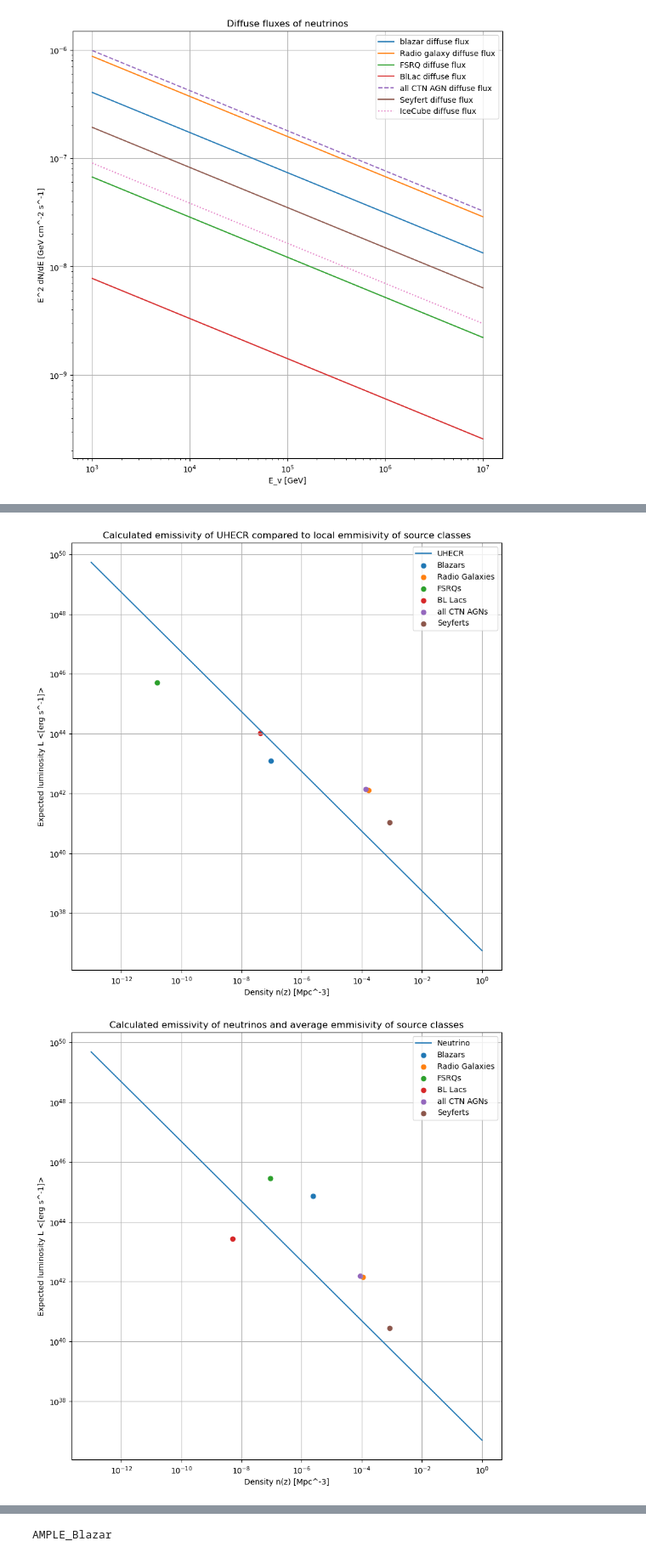
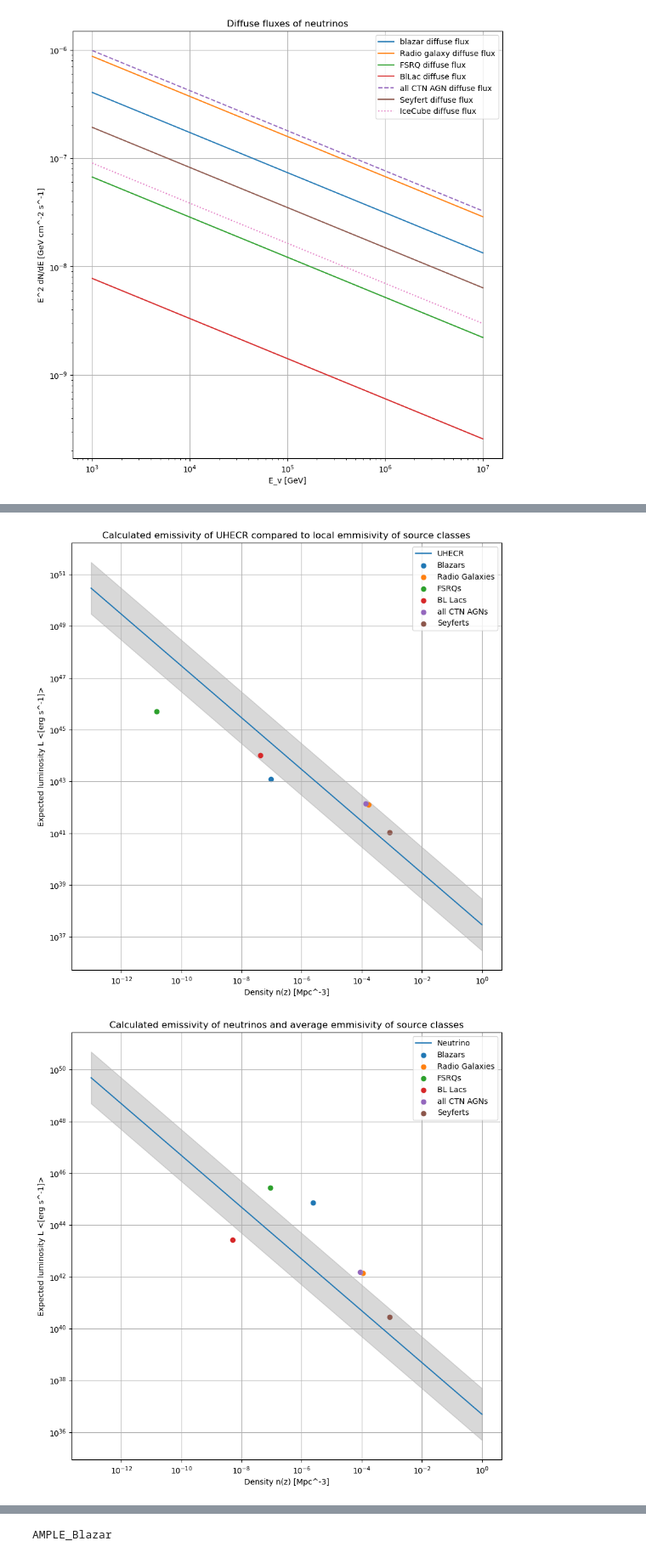
Before and after one commit to henan99/Project-related-to-first-semester-of-masters, a Jupyter notebook: Henrik_XLF_current.ipynb, the cells around one changed output, grey strips where cells are left out. Shown at 85% size. Cells and saved outputs as stored; diff of their text form; code cells hidden in the pictures.

```diff
--- a/Henrik_XLF_current.ipynb
+++ b/Henrik_XLF_current.ipynb
@@ -1037,12 +1027,22 @@ L_neut =1.5466374965712159e+44#1.5466374965712159e+44*np.pi*4
 # Define the value of n
 n_values = np.logspace(-13, 0, 1000)
 
-# Calculate the corresponding values of L
-L_values = (1.7314193207499614e+44) / n_values/(60*60*24*365)
+# Calculate the corresponding values of L # 9.268568906534487e+44
+L_values = (9.268568906534487e+44) / n_values/(60*60*24*365)
 L_values_2 = (L_neut)/ n_values/(60*60*24*365)
+
+radius = 10
+
+y_upper = L_values*radius
+y_lower = L_values/radius
+
+y_upper_2 = L_values_2*radius
+y_lower_2 = L_values_2/radius
+
 # Plot the line
 plt.figure(1, figsize=(10,10))
 plt.plot(n_values, L_values, label = "UHECR")
+plt.fill_between(n_values, y_lower, y_upper, color='gray', alpha=0.3)
 #plt.plot(n_values, L_values_2, label = "Neutrino")
 
 # Add labels and title
@@ -1059,7 +1059,7 @@ plt.scatter(sey_n_tot[1], sey_avg_tot[1], label='Seyferts')
 plt.title('Calculated emissivity of UHECR compared to local emmisivity of source classes')
 plt.legend()
 plt.grid()
-##plt.savefig('Rapport/new_plots/L_n_uhecr_calc.png')
+plt.savefig('Rapport/new_plots/L_n_uhecr_calc.png')
 
 
 plt.figure(2, figsize=(10,10))
@@ -1068,6 +1068,7 @@ redshift_arr = (1+Z_list)
 
 print(redshift_arr)
 plt.plot(n_values, L_values_2, label = "Neutrino")
+plt.fill_between(n_values, y_lower_2, y_upper_2, color='gray', alpha=0.3)
 
 # Add labels and title
 plt.xlabel('Density n(z) [Mpc^-3]')
@@ -1084,38 +1085,38 @@ plt.scatter(sum(sey_n_tot)/len(sey_n_tot), sum(sey_avg_tot/redshift_arr)/len(sey
 
 
 plt.title('Calculated emissivity of neutrinos and average emmisivity of source classes')
 plt.legend()
 plt.grid()
 
 
 
 plt.savefig('Rapport/new_plots/L_n_neut_calc.png')
 # Show the plot
 plt.show()
 
-print(sey_n_tot)
-print((sey_ir_lx4)/cosmo1.differential_comoving_volume(Z_list)/(np.pi*4))
-print(sey_ir_lx3/cosmo1.differential_comoving_volume(Z_list)/(np.pi*4) + sey_ir_lx2/cosmo1.differential_comoving_volume(Z_list)/(np.pi*4) + sey_ir_lx1/cosmo1.differential_comoving_volume(Z_list)/(np.pi*4)+ sey_ir_lx2/cosmo1.differential_comoving_volume(Z_list)/(np.pi*4))
+#print(sey_n_tot)
+#print((sey_ir_lx4)/cosmo1.differential_comoving_volume(Z_list)/(np.pi*4))
+#print(sey_ir_lx3/cosmo1.differential_comoving_volume(Z_list)/(np.pi*4) + sey_ir_lx2/cosmo1.differential_comoving_volume(Z_list)/(np.pi*4) + sey_ir_lx1/cosmo1.differential_comoving_volume(Z_list)/(np.pi*4)+ sey_ir_lx2/cosmo1.differential_comoving_volume(Z_list)/(np.pi*4))
 # %% [output]
 [ 1.0001      1.09100808  1.18191616  1.27282424  1.36373232  1.4546404
   1.54554848  1.63645657  1.72736465  1.81827273  1.90918081  2.00008889
   2.09099697  2.18190505  2.27281313  2.36372121  2.45462929  2.54553737
   2.63644545  2.72735354  2.81826162  2.9091697   3.00007778  3.09098586
   3.18189394  3.27280202  3.3637101   3.45461818  3.54552626  3.63643434
   3.72734242  3.81825051  3.90915859  4.00006667  4.09097475  4.18188283
   4.27279091  4.36369899  4.45460707  4.54551515  4.63642323  4.72733131
   4.81823939  4.90914747  5.00005556  5.09096364  5.18187172  5.2727798
   5.36368788  5.45459596  5.54550404  5.63641212  5.7273202   5.81822828
   5.90913636  6.00004444  6.09095253  6.18186061  6.27276869  6.36367677
   6.45458485  6.54549293  6.63640101  6.72730909  6.81821717  6.90912525
   7.00003333  7.09094141  7.18184949  7.27275758  7.36366566  7.45457374
   7.54548182  7.6363899   7.72729798  7.81820606  7.90911414  8.00002222
   8.0909303   8.18183838  8.27274646  8.36365455  8.45456263  8.54547071
   8.63637879  8.72728687  8.81819495  8.90910303  9.00001111  9.09091919
   9.18182727  9.27273535  9.36364343  9.45455152  9.5454596   9.63636768
   9.72727576  9.81818384  9.90909192 10.        ]
-[figure, old version]
+[figure, new version]
-[figure, old version]
+[figure, new version]
 [0.00082788 0.00082788 0.00082788 0.00082788 0.00082788 0.00082788
  0.00082788 0.00082788 0.00082788 0.00082788 0.00082788 0.00082788
  0.00082788 0.00082788 0.00082788 0.00082788 0.00082788 0.00082788
```
Also changed, not shown: parts of 5 cells of this notebook, 28 other files.
